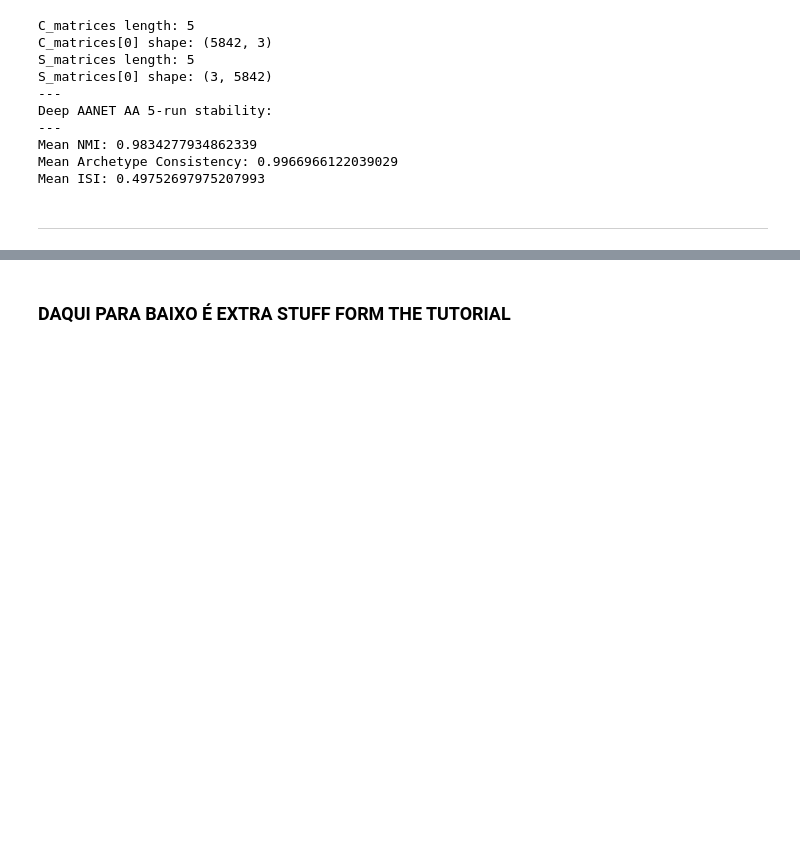
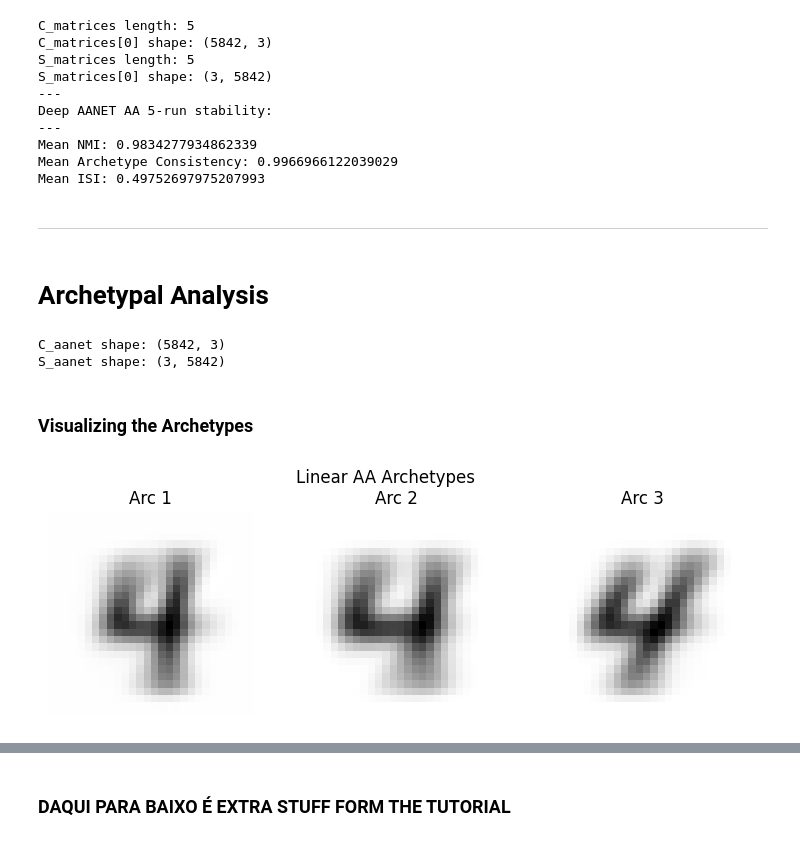
Before and after one commit to joaommata/Deep-Archetypal-Analysis, a Jupyter notebook: AAnet/example_notebooks/AAnet_MNIST_example.ipynb, the cells around one changed output, grey strips where cells are left out. Saved outputs shown, nothing was run; the diff lists cells and outputs as text; code cells hidden in the pictures; blank space fills up the shorter version.

Commit message:
ADDED ANALYSIS PLOTS

```diff
--- a/AAnet/example_notebooks/AAnet_MNIST_example.ipynb
+++ b/AAnet/example_notebooks/AAnet_MNIST_example.ipynb
@@ -266,4 +258,37 @@ Mean NMI: 0.9834277934862339
 Mean Archetype Consistency: 0.9966966122039029
 Mean ISI: 0.49752697975207993
 # %% [markdown]
-----
+---
+# %% [markdown]
+# Archetypal Analysis
+# %%
+# Select archetypes to visualize from the loaded results
+C_aanet = results['C_list'][0]
+S_aanet = results['S_list'][0]
+
+print("C_aanet shape:", C_aanet.shape)
+print("S_aanet shape:", S_aanet.shape)
+# %% [output]
+C_aanet shape: (5842, 3)
+S_aanet shape: (3, 5842)
+# %% [markdown]
+### Visualizing the Archetypes
+# %%
+def plot_archetypes(C, img_shape=(28, 28), title="Archetypes"):
+    C = C.copy()
+    k = C.shape[1]
+
+    fig, axes = plt.subplots(1, k, figsize=(3*k, 3))
+    for i in range(k):
+        axes[i].imshow(C[:, i].reshape(img_shape), cmap="gray_r")
+        axes[i].set_title(f"Arc {i+1}")
+        axes[i].axis("off")
+    plt.suptitle(title)
+    plt.show()
+
+# compute pixel-space archetypes
+C_recon = X_raw @ S_matrices[0].T
+
+plot_archetypes(C_recon, title="Linear AA Archetypes")
+# %% [output]
+[figure, added]
```
Also changed, not shown: parts of 10 cells of this notebook, 1 other file.
